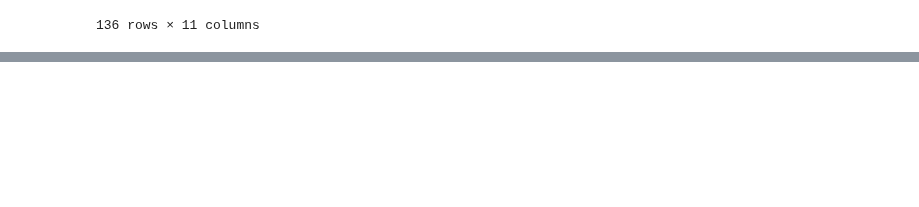
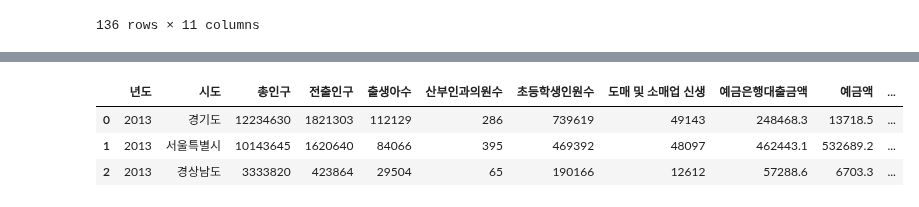
Before and after one commit to vxornjs11/Pytone_Flutter, a Jupyter notebook: Note/people/외국인등록자.ipynb, the cells around one changed output, grey strips where cells are left out. Cells and saved outputs as stored; diff of their text form; code cells hidden in the pictures; blank space fills up the shorter version.

```diff
--- a/Note/people/외국인등록자.ipynb
+++ b/Note/people/외국인등록자.ipynb
@@ -534,0 +535,8 @@ Name: 외국인, Length: 136, dtype: int64
+# %%
+tonghab4 = pd.read_csv('../../Data/04.통합.csv')
+tonghab4.head(3)
+# %% [output]
+|  | 년도 | 시도 | 총인구 | 전출인구 | 출생아수 | 산부인과의원수 | 초등학생인원수 | 도매 및 소매업 신생 | 예금은행대출금액 | 예금액 | ... |
+| 0 | 2013 | 경기도 | 12234630 | 1821303 | 112129 | 286 | 739619 | 49143 | 248468.3 | 13718.5 | ... |
+| 1 | 2013 | 서울특별시 | 10143645 | 1620640 | 84066 | 395 | 469392 | 48097 | 462443.1 | 532689.2 | ... |
+| 2 | 2013 | 경상남도 | 3333820 | 423864 | 29504 | 65 | 190166 | 12612 | 57288.6 | 6703.3 | ... |
```
Also changed, not shown: parts of 5 cells of this notebook, 1 other file.
